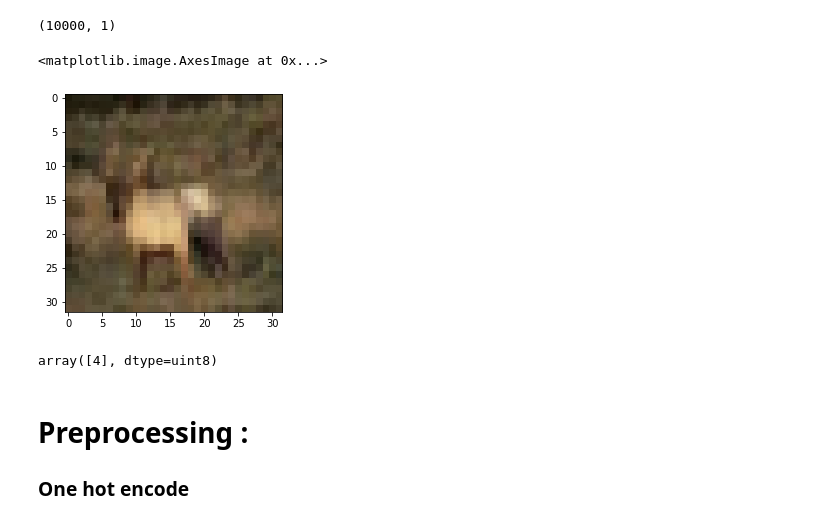
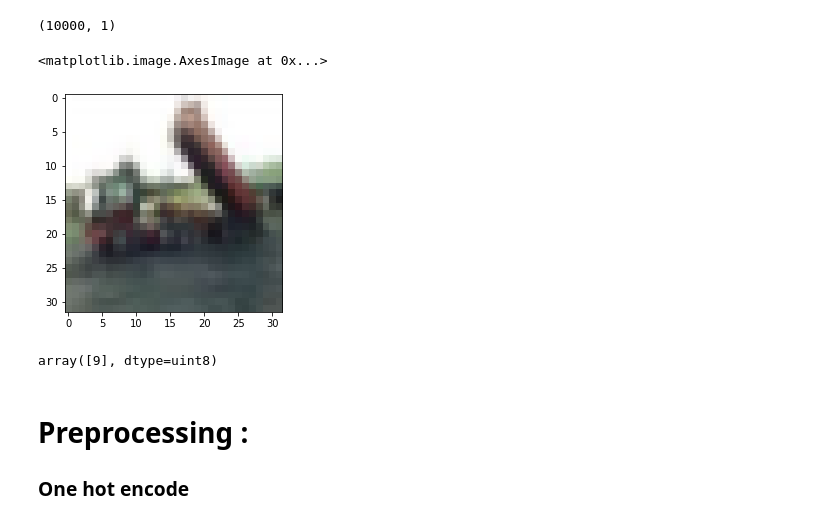
Before and after one commit to tanvircancode/Convolutional-Neural-Networks, a Jupyter notebook: cifar-10 image classification.ipynb, the cells around one changed output. Cells and saved outputs as stored; diff of their text form; code cells hidden in the pictures.

```diff
--- a/cifar-10 image classification.ipynb
+++ b/cifar-10 image classification.ipynb
@@ -39,15 +39,15 @@ y_test.shape
 # %% [output]
 (10000, 1)
 # %%
-plt.imshow(X_train[3])
+plt.imshow(X_train[2])
 # %% [output]
 <matplotlib.image.AxesImage at 0x...>
-[figure, old version]
+[figure, new version]
 # %%
 #label of above image
-y_train[3]
+y_train[2]
 # %% [output]
-array([4], dtype=uint8)
+array([9], dtype=uint8)
 # %% [markdown]
 # Preprocessing :
 ### One hot encode
```
Also changed, not shown: parts of 10 cells of this notebook.
